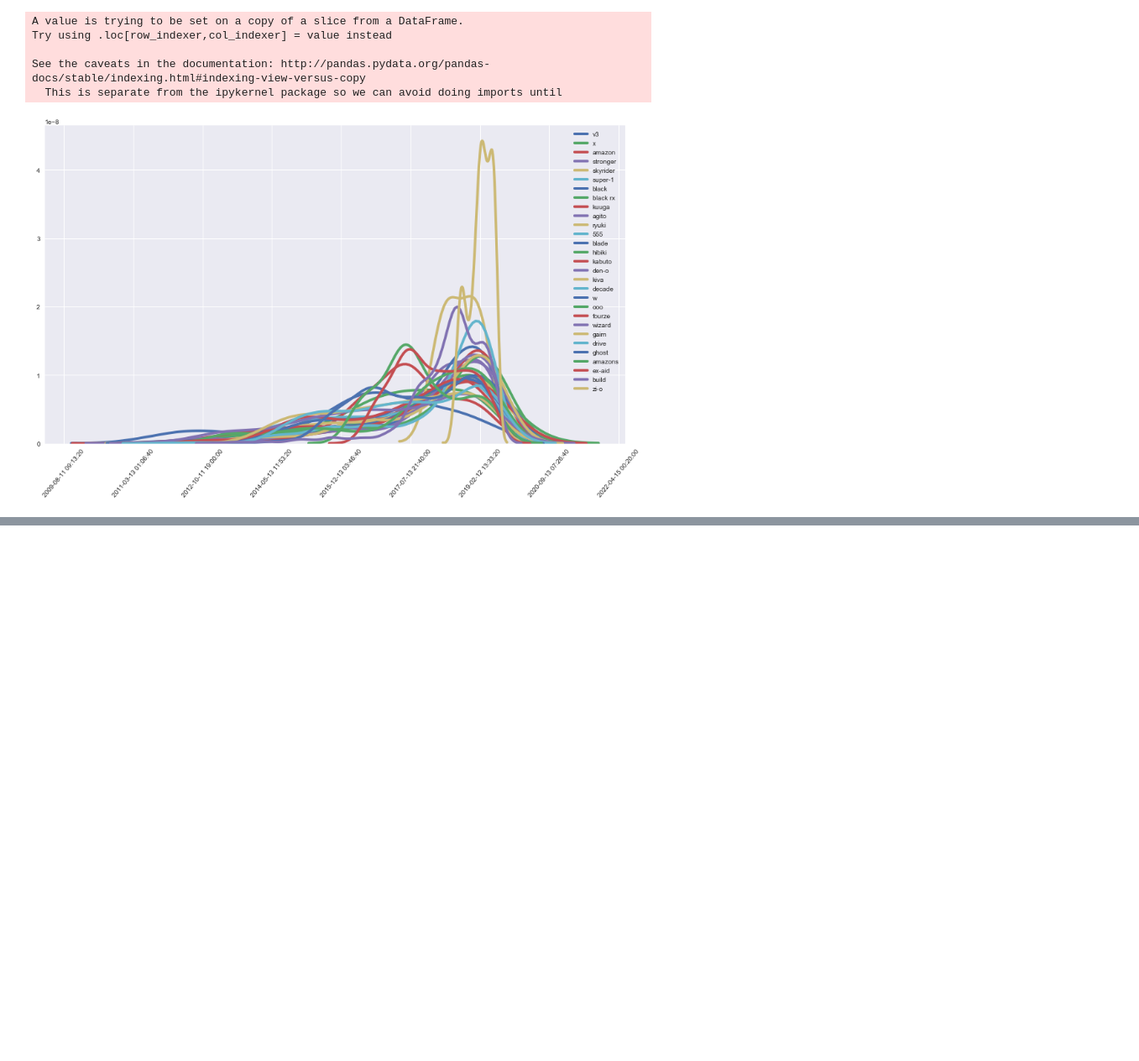
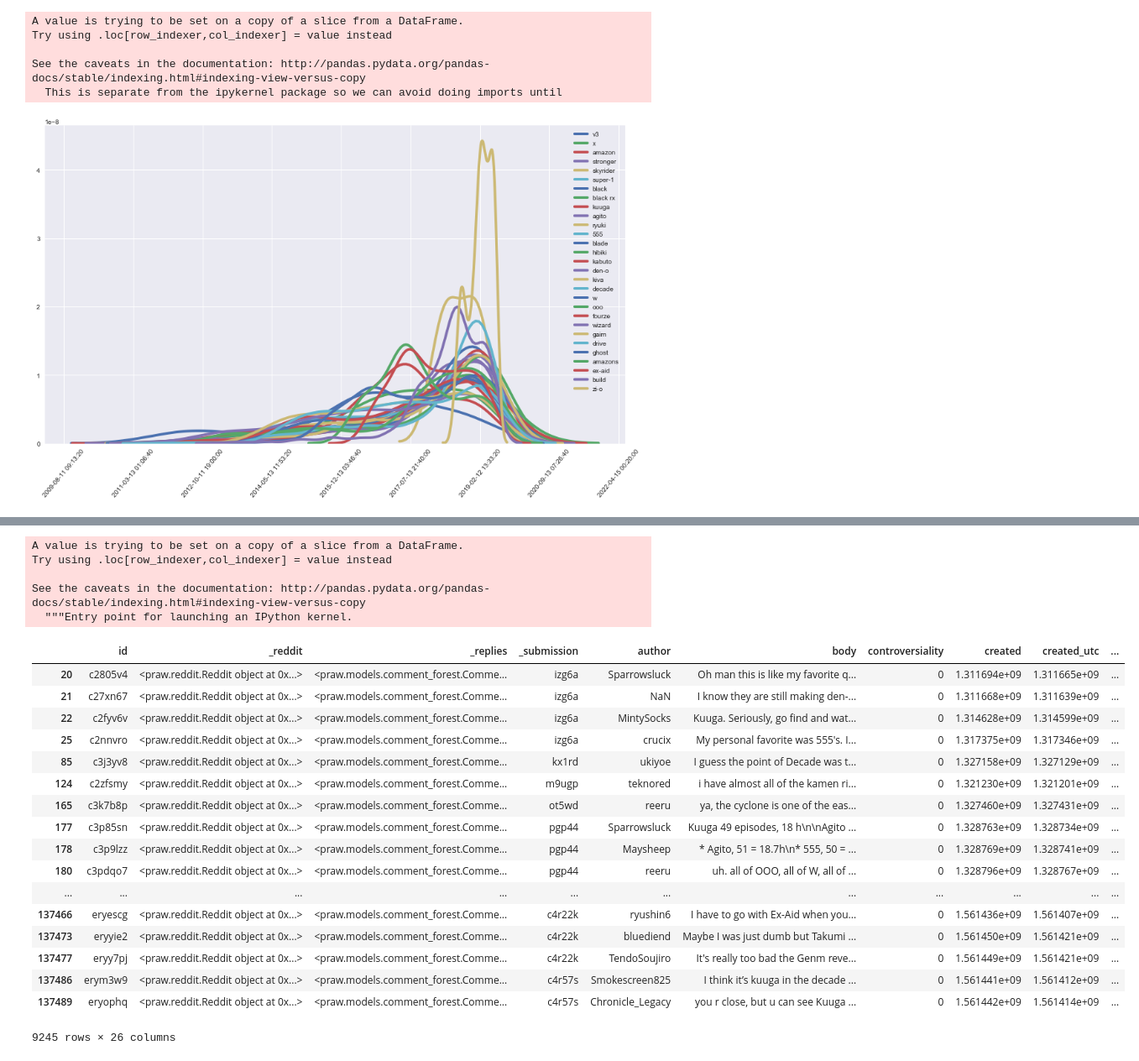
Before and after one commit to spencerqbrown/r_kamenrider, a Jupyter notebook: processing.ipynb, the cells around one changed output, grey strips where cells are left out. Shown at 84% size. Saved outputs shown, nothing was run; the diff lists cells and outputs as text; code cells hidden in the pictures; blank space fills up the shorter version.

Commit message:
lemmatized
i did the best i could. kill me. nltk's lemmatization is incompatible with its pos tagging. trash.

```diff
--- a/processing.ipynb
+++ b/processing.ipynb
@@ -342,3 +341,8 @@ ax.legend()
 plt.show()
 # %% [output]
 [figure]
+# %%
+from nltk.stem.wordnet import WordNetLemmatizer
+lemmatizer = WordNetLemmatizer()
+nltk.download('averaged_perceptron_tagger')
+from nltk.corpus import wordnet
@@ -344,0 +354,46 @@ plt.show()
+# %%
+def pos_lemmatize(tokenized_text):
+    pos_ = {"N": wordnet.NOUN,
+            "V": wordnet.VERB,
+            "J": wordnet.ADJ,
+            "R": wordnet.ADV}
+    lemmatized = []
+    tags = nltk.pos_tag(tokenized_text)
+    for word in tags:
+        tag = word[1][0]
+        if tag not in pos_:
+            tag = 'N'
+        tag = pos_[tag]
+        lem = lemmatizer.lemmatize(word[0], tag)
+        lemmatized.append(lem)
+
+    return lemmatized
+# %%
+comments_with_shows['body_lem'] = comments_with_shows['body_no_punc_stops'].apply(lambda x: pos_lemmatize(x))
+# %% [output]
+A value is trying to be set on a copy of a slice from a DataFrame.
+Try using .loc[row_indexer,col_indexer] = value instead
+
+See the caveats in the documentation: http://pandas.pydata.org/pandas-docs/stable/indexing.html#indexing-view-versus-copy
+  """Entry point for launching an IPython kernel.
+# %%
+comments_with_shows
+# %% [output]
+|  | id | _reddit | _replies | _submission | author | body | controversiality | created | created_utc | ... |
+| 20 | c2805v4 | <praw.reddit.Reddit object at 0x...> | <praw.models.comment_forest.Comme... | izg6a | Sparrowsluck | Oh man this is like my favorite q... | 0 | 1.311694e+09 | 1.311665e+09 | ... |
+| 21 | c27xn67 | <praw.reddit.Reddit object at 0x...> | <praw.models.comment_forest.Comme... | izg6a | NaN | I know they are still making den-... | 0 | 1.311668e+09 | 1.311639e+09 | ... |
+| 22 | c2fyv6v | <praw.reddit.Reddit object at 0x...> | <praw.models.comment_forest.Comme... | izg6a | MintySocks | Kuuga. Seriously, go find and wat... | 0 | 1.314628e+09 | 1.314599e+09 | ... |
+| 25 | c2nnvro | <praw.reddit.Reddit object at 0x...> | <praw.models.comment_forest.Comme... | izg6a | crucix | My personal favorite was 555's. I... | 0 | 1.317375e+09 | 1.317346e+09 | ... |
+| 85 | c3j3yv8 | <praw.reddit.Reddit object at 0x...> | <praw.models.comment_forest.Comme... | kx1rd | ukiyoe | I guess the point of Decade was t... | 0 | 1.327158e+09 | 1.327129e+09 | ... |
+| 124 | c2zfsmy | <praw.reddit.Reddit object at 0x...> | <praw.models.comment_forest.Comme... | m9ugp | teknored | i have almost all of the kamen ri... | 0 | 1.321230e+09 | 1.321201e+09 | ... |
+| 165 | c3k7b8p | <praw.reddit.Reddit object at 0x...> | <praw.models.comment_forest.Comme... | ot5wd | reeru | ya, the cyclone is one of the eas... | 0 | 1.327460e+09 | 1.327431e+09 | ... |
+| 177 | c3p85sn | <praw.reddit.Reddit object at 0x...> | <praw.models.comment_forest.Comme... | pgp44 | Sparrowsluck | Kuuga 49 episodes, 18 h\n\nAgito ... | 0 | 1.328763e+09 | 1.328734e+09 | ... |
+| 178 | c3p9lzz | <praw.reddit.Reddit object at 0x...> | <praw.models.comment_forest.Comme... | pgp44 | Maysheep | * Agito, 51 = 18.7h\n* 555, 50 = ... | 0 | 1.328769e+09 | 1.328741e+09 | ... |
+| 180 | c3pdqo7 | <praw.reddit.Reddit object at 0x...> | <praw.models.comment_forest.Comme... | pgp44 | reeru | uh. all of OOO, all of W, all of ... | 0 | 1.328796e+09 | 1.328767e+09 | ... |
+| ... | ... | ... | ... | ... | ... | ... | ... | ... | ... | ... |
+| 137466 | eryescg | <praw.reddit.Reddit object at 0x...> | <praw.models.comment_forest.Comme... | c4r22k | ryushin6 | I have to go with Ex-Aid when you... | 0 | 1.561436e+09 | 1.561407e+09 | ... |
+| 137473 | eryyie2 | <praw.reddit.Reddit object at 0x...> | <praw.models.comment_forest.Comme... | c4r22k | bluediend | Maybe I was just dumb but Takumi ... | 0 | 1.561450e+09 | 1.561421e+09 | ... |
+| 137477 | eryy7pj | <praw.reddit.Reddit object at 0x...> | <praw.models.comment_forest.Comme... | c4r22k | TendoSoujiro | It's really too bad the Genm reve... | 0 | 1.561449e+09 | 1.561421e+09 | ... |
+| 137486 | erym3w9 | <praw.reddit.Reddit object at 0x...> | <praw.models.comment_forest.Comme... | c4r57s | Smokescreen825 | I think it’s kuuga in the decade ... | 0 | 1.561441e+09 | 1.561412e+09 | ... |
+| 137489 | eryophq | <praw.reddit.Reddit object at 0x...> | <praw.models.comment_forest.Comme... | c4r57s | Chronicle_Legacy | you r close, but u can see Kuuga ... | 0 | 1.561442e+09 | 1.561414e+09 | ... |
+9245 rows × 26 columns
```
Also changed, not shown: parts of 2 cells of this notebook.
